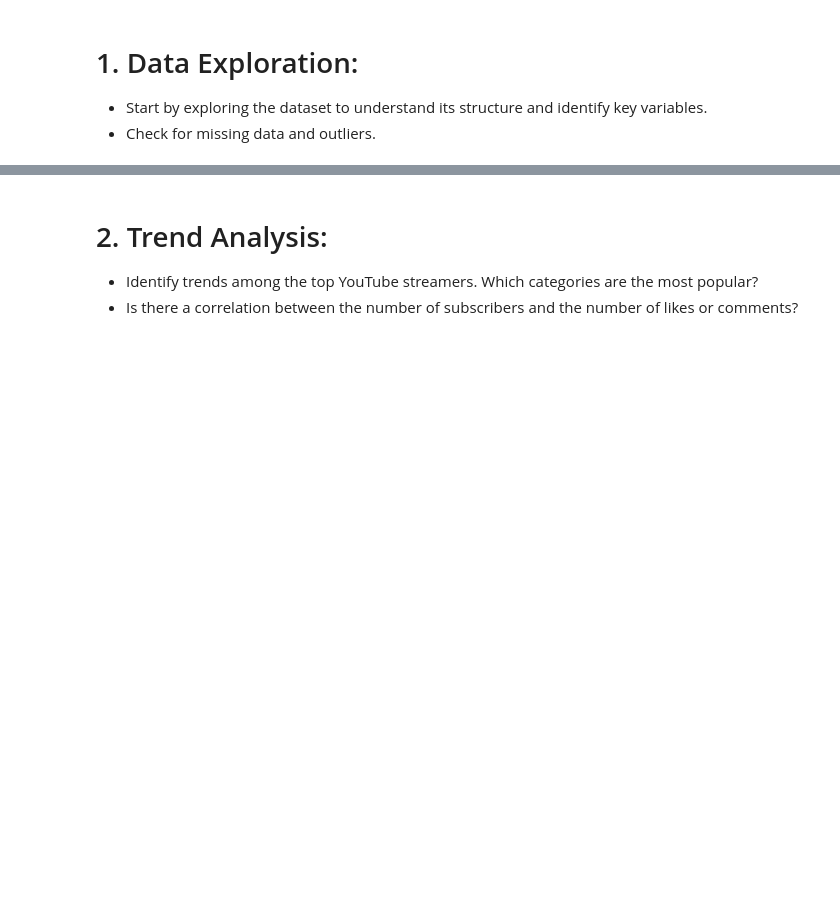
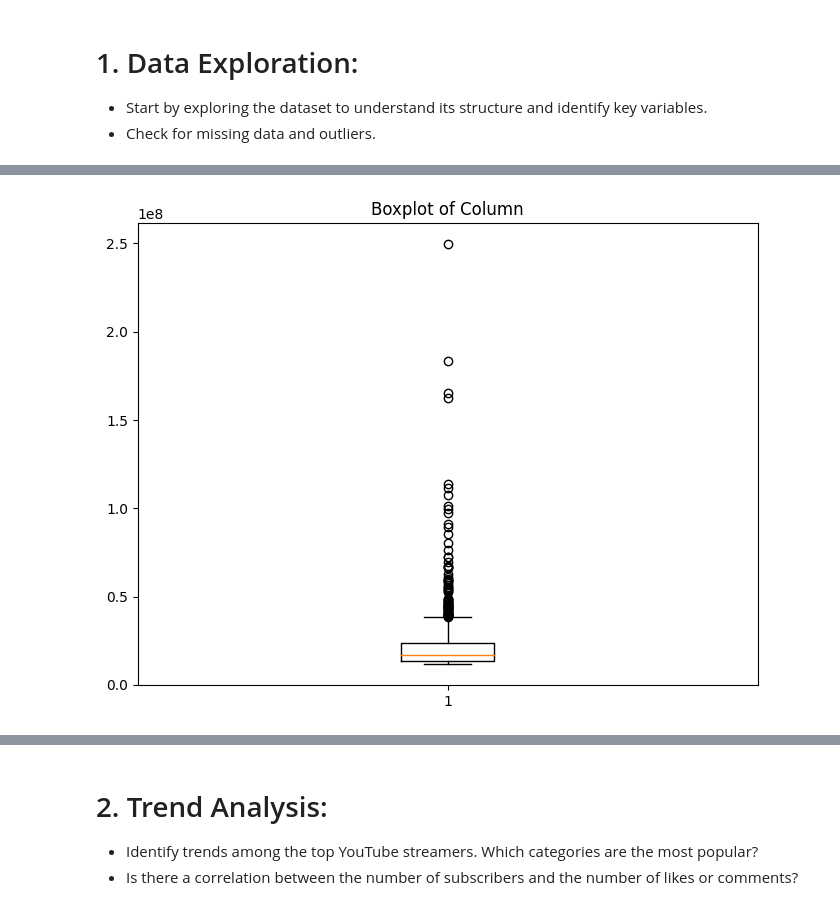
Before and after one commit to AndheraYoddha/-TASK-INTERN-CAREER, a Jupyter notebook: Youtube_Streamer.ipynb, the cells around one changed output, grey strips where cells are left out. Cells and saved outputs as stored; diff of their text form; code cells hidden in the pictures; blank space fills up the shorter version.

```diff
--- a/Youtube_Streamer.ipynb
+++ b/Youtube_Streamer.ipynb
@@ -18,5 +18,5 @@ import matplotlib as plt
 import seaborn as sns
 from sklearn import metrics
 # %%
-yt = pd.read_csv('youtubers_df.csv')
+df = pd.read_csv('youtubers_df.csv')
 # %%
@@ -79,0 +112,9 @@ yt.describe()
+# %%
+import matplotlib.pyplot as plt
+
+plt.figure(figsize=(8, 6))
+plt.boxplot(df['Suscribers'])
+plt.title('Boxplot of Column')
+plt.show()
+# %% [output]
+[figure, added]
```
Also changed, not shown: parts of 49 cells of this notebook.
